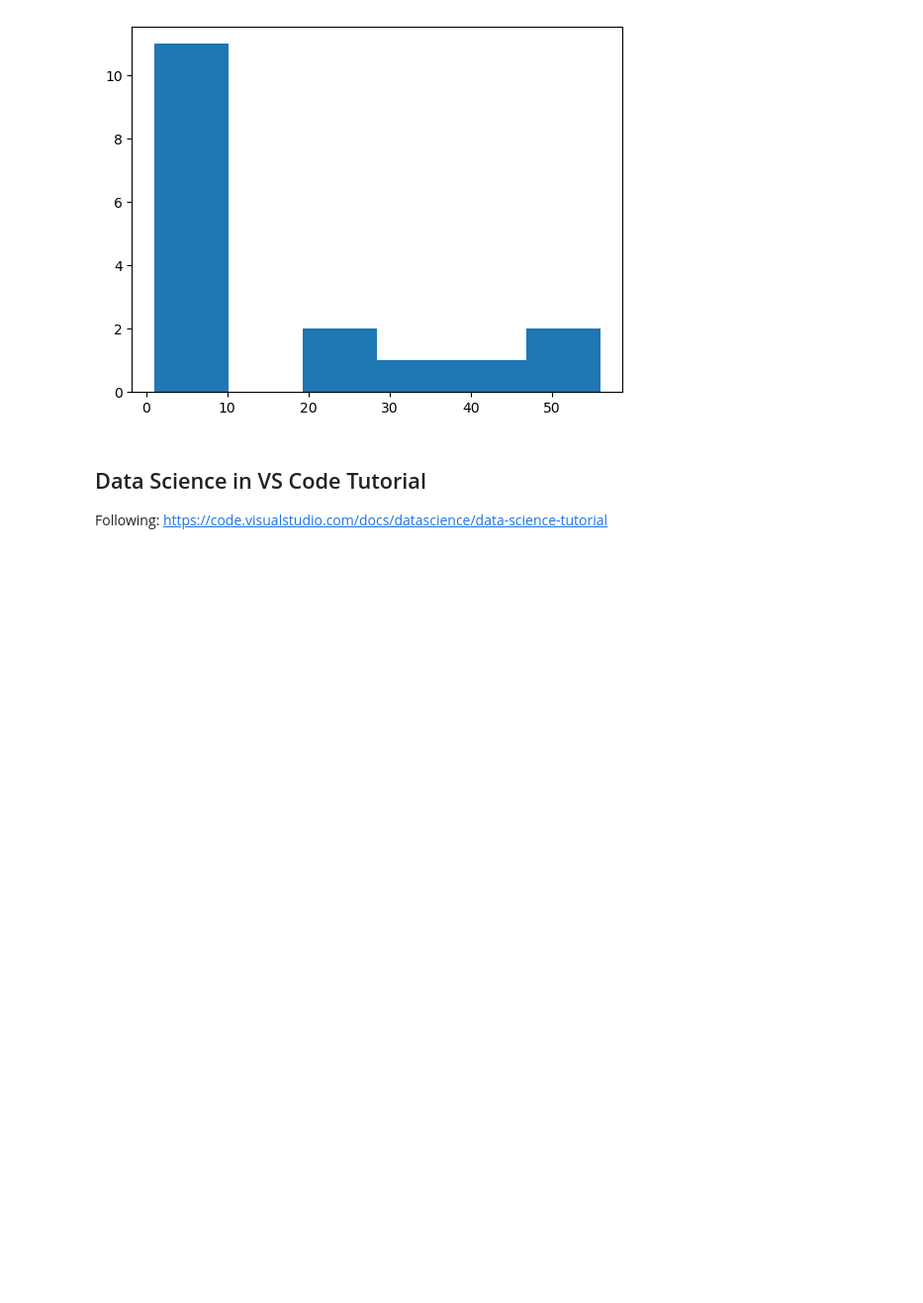
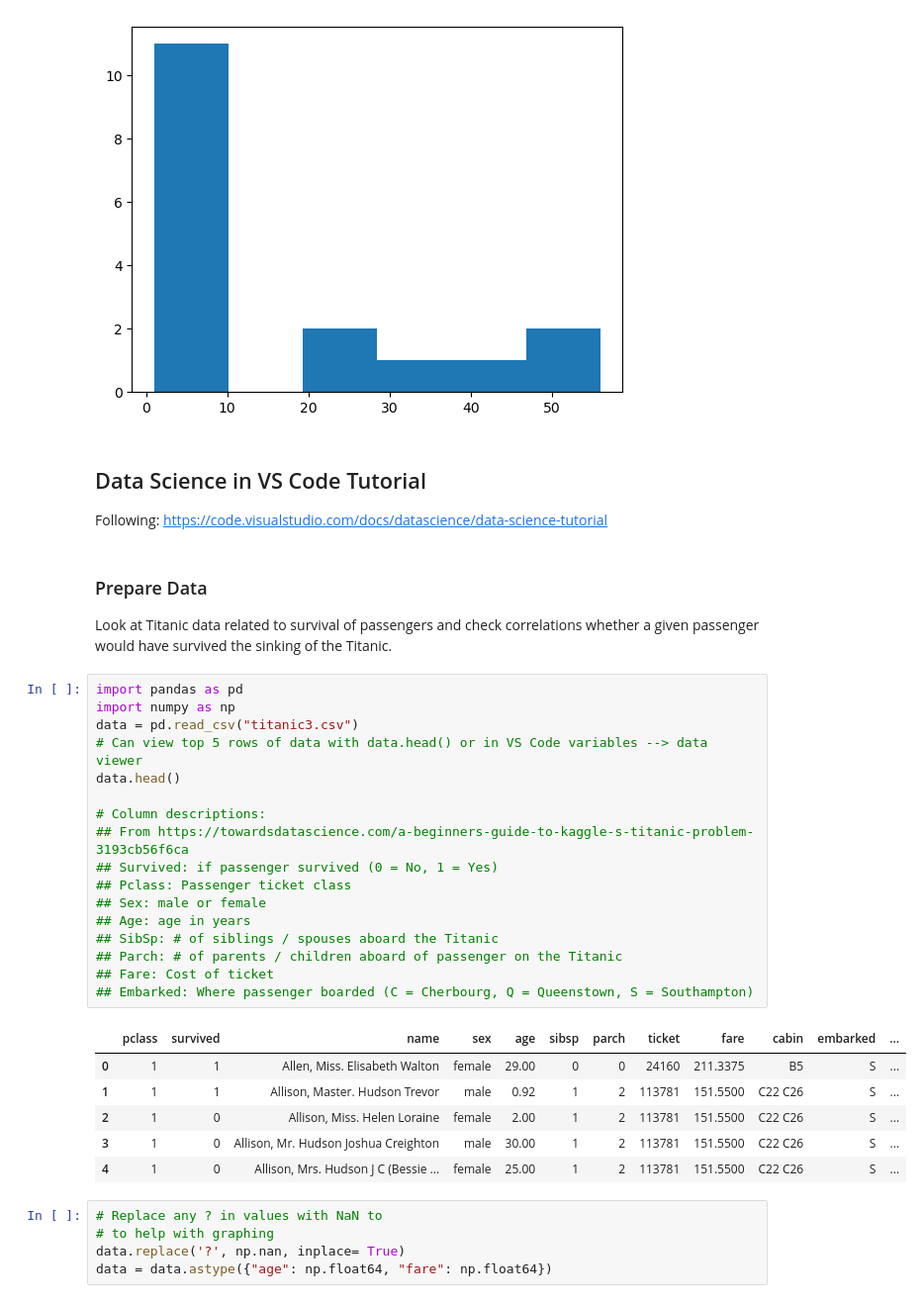
Before and after one commit to justunsix/automatetheboringstuff-py-tests, a Jupyter notebook: src/project/data-science/exploration.ipynb, the cells around one changed output. Shown at 99% size. Cells and saved outputs as stored; diff of their text form; blank space fills up the shorter version.

```diff
--- a/src/project/data-science/exploration.ipynb
+++ b/src/project/data-science/exploration.ipynb
@@ -26,3 +26,36 @@ plt.show()
 ## Data Science in VS Code Tutorial
 
 Following: https://code.visualstudio.com/docs/datascience/data-science-tutorial
+# %% [markdown]
+### Prepare Data
+
+Look at Titanic data related to survival of passengers and check correlations whether a given passenger would have survived the sinking of the Titanic.
+# %%
+import pandas as pd
+import numpy as np
+data = pd.read_csv("titanic3.csv")
+# Can view top 5 rows of data with data.head() or in VS Code variables --> data viewer
+data.head()
+
+# Column descriptions:
+## From https://towardsdatascience.com/a-beginners-guide-to-kaggle-s-titanic-problem-3193cb56f6ca
+## Survived: if passenger survived (0 = No, 1 = Yes)
+## Pclass: Passenger ticket class
+## Sex: male or female
+## Age: age in years
+## SibSp: # of siblings / spouses aboard the Titanic
+## Parch: # of parents / children aboard of passenger on the Titanic
+## Fare: Cost of ticket
+## Embarked: Where passenger boarded (C = Cherbourg, Q = Queenstown, S = Southampton)
+# %% [output]
+|  | pclass | survived | name | sex | age | sibsp | parch | ticket | fare | cabin | embarked | ... |
+| 0 | 1 | 1 | Allen, Miss. Elisabeth Walton | female | 29.00 | 0 | 0 | 24160 | 211.3375 | B5 | S | ... |
+| 1 | 1 | 1 | Allison, Master. Hudson Trevor | male | 0.92 | 1 | 2 | 113781 | 151.5500 | C22 C26 | S | ... |
+| 2 | 1 | 0 | Allison, Miss. Helen Loraine | female | 2.00 | 1 | 2 | 113781 | 151.5500 | C22 C26 | S | ... |
+| 3 | 1 | 0 | Allison, Mr. Hudson Joshua Creighton | male | 30.00 | 1 | 2 | 113781 | 151.5500 | C22 C26 | S | ... |
+| 4 | 1 | 0 | Allison, Mrs. Hudson J C (Bessie ... | female | 25.00 | 1 | 2 | 113781 | 151.5500 | C22 C26 | S | ... |
+# %%
+# Replace any ? in values with NaN to
+# to help with graphing
+data.replace('?', np.nan, inplace= True)
+data = data.astype({"age": np.float64, "fare": np.float64})
```
Also changed, not shown: parts of 14 cells of this notebook, 3 other files.
